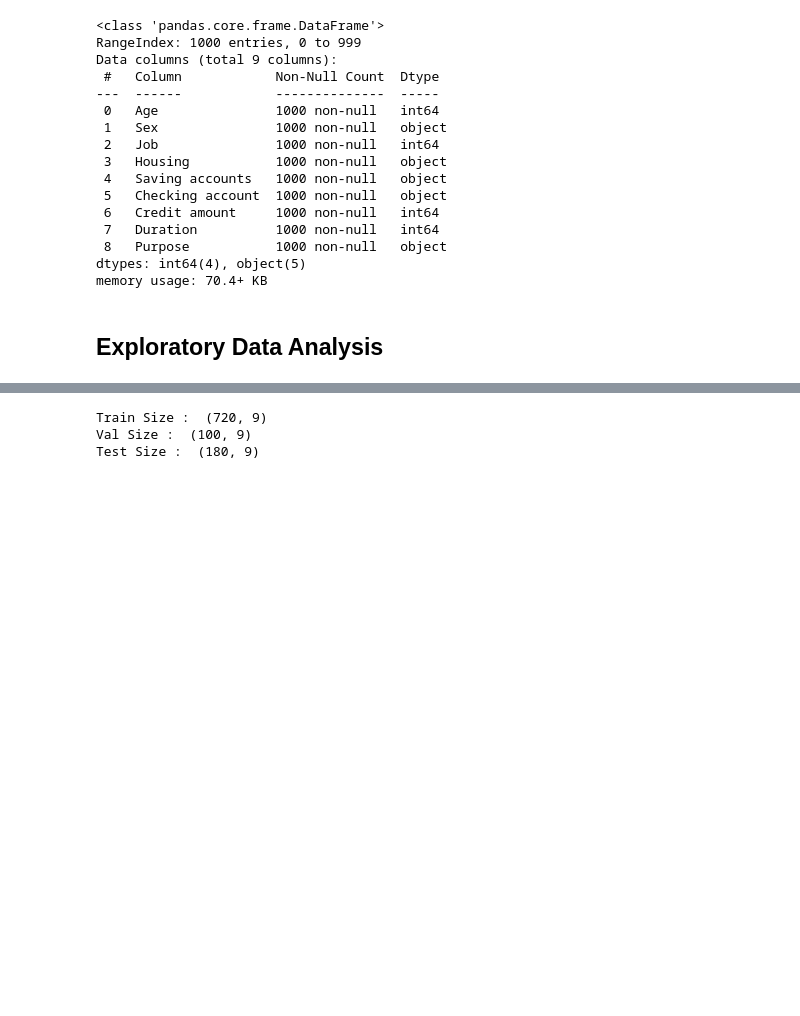
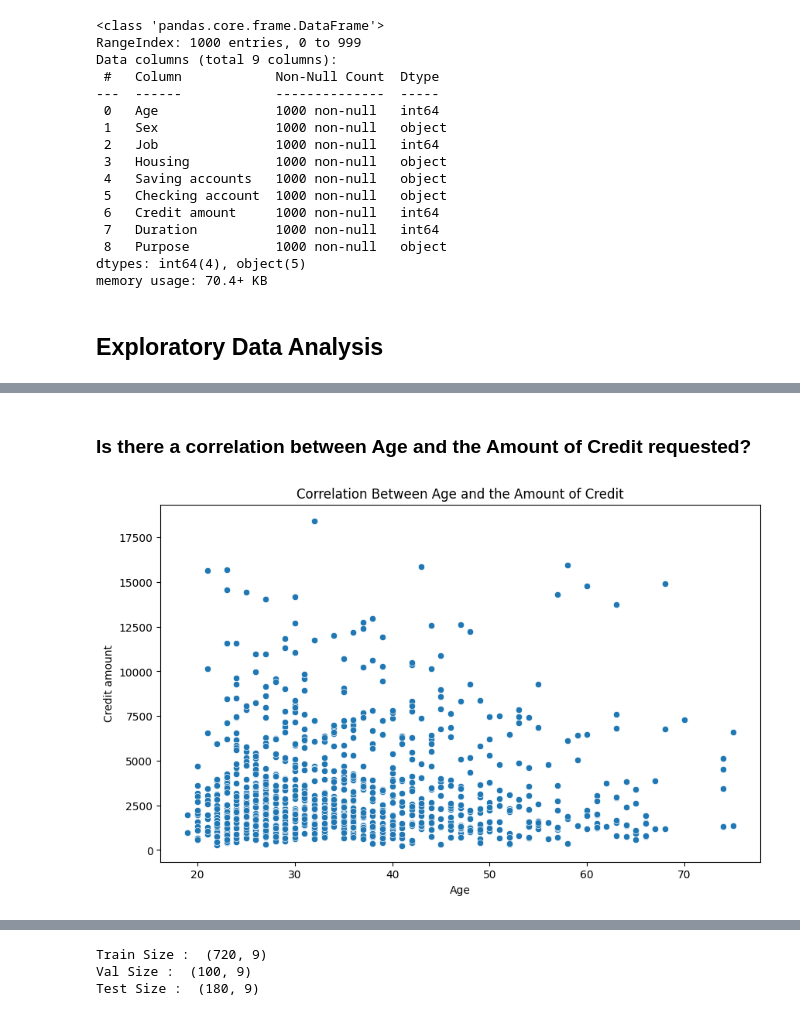
Before and after one commit to salmanfaishal27/german-credit-risk, a Jupyter notebook: script.ipynb, the cells around one changed output, grey strips where cells are left out. Drawn from its saved outputs; the diff is of its cells as text; code cells hidden in the pictures; blank space fills up the shorter version.

```diff
--- a/script.ipynb
+++ b/script.ipynb
@@ -79,0 +67,12 @@ plt.show()
+# %% [markdown]
+### Is there a correlation between Age and the Amount of Credit requested?
+# %%
+# 2. Korelasi antara Usia dan Jumlah Kredit yang Diminta
+plt.figure(figsize=(10, 6))
+sns.scatterplot(x='Age', y='Credit amount', data=data)
+plt.title('Correlation Between Age and the Amount of Credit')
+plt.xlabel('Age')
+plt.ylabel('Credit amount')
+plt.show()
+# %% [output]
+[figure, added]
```
Also changed, not shown: parts of 32 cells of this notebook.
